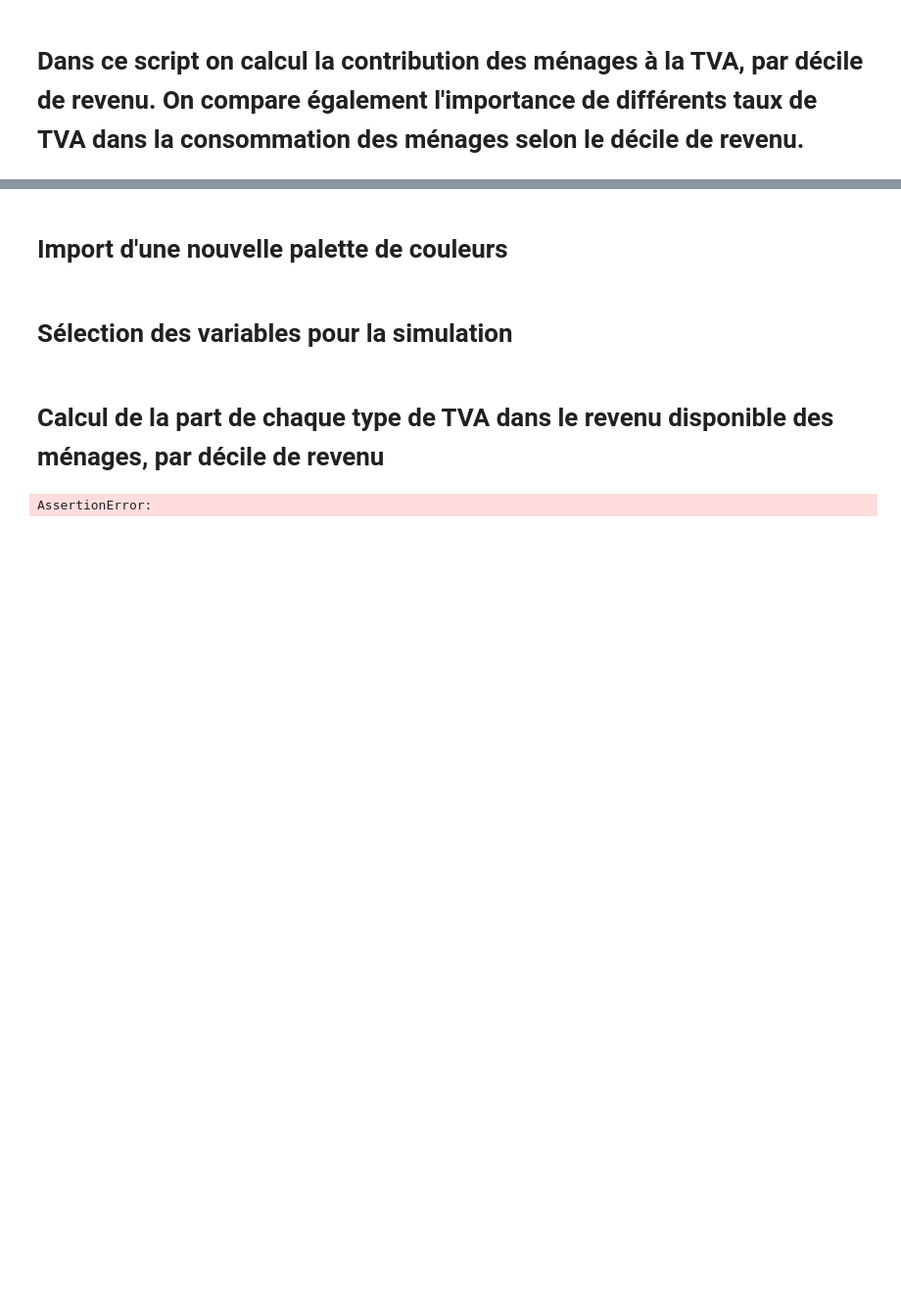
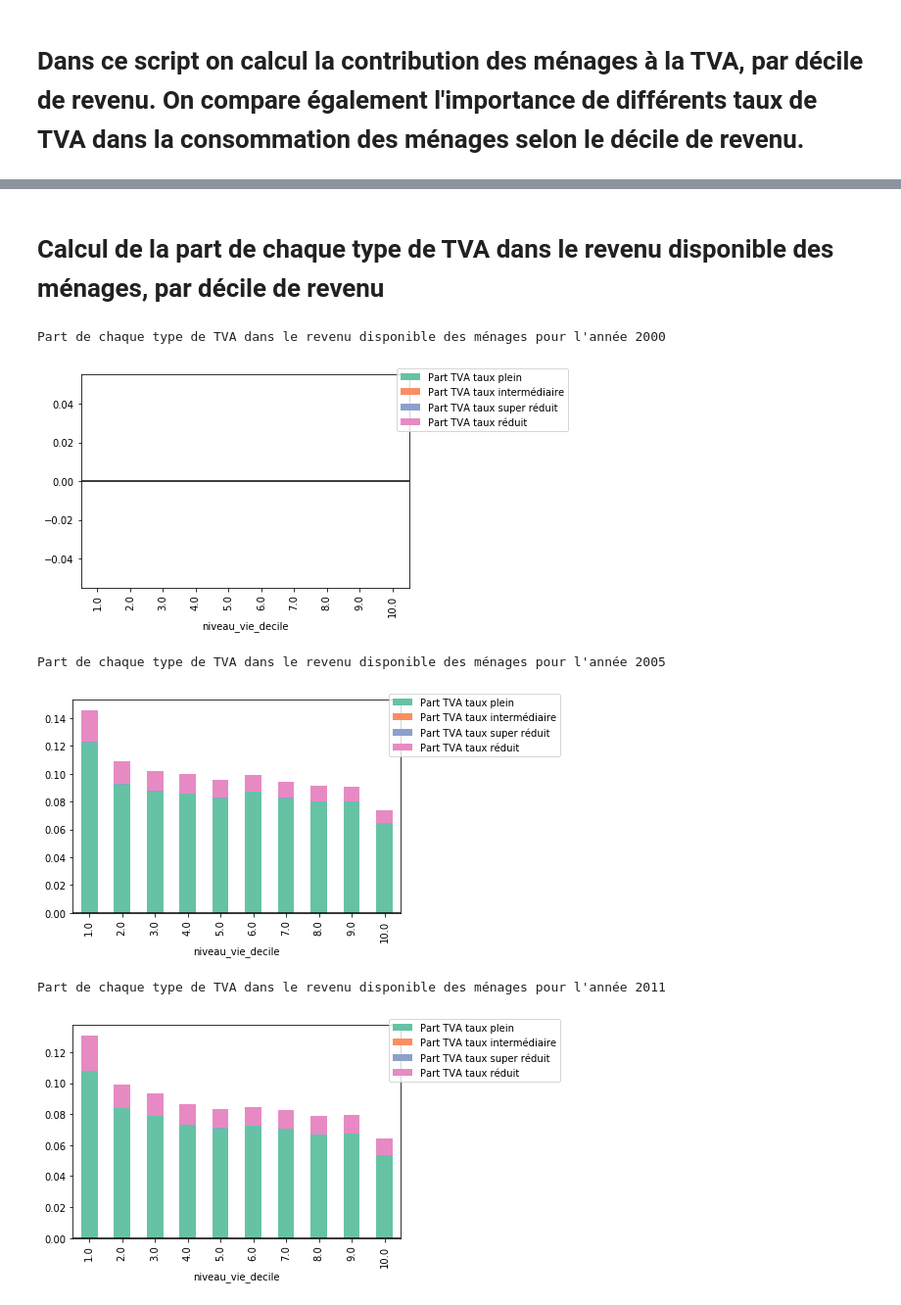
Before and after one commit to openfisca/openfisca-france-indirect-taxation, a Jupyter notebook: openfisca_france_indirect_taxation/examples/notebooks/regressivite_tva.ipynb, the cells around one changed output, grey strips where cells are left out. Shown at 98% size. Cells and saved outputs as stored; diff of their text form; code cells hidden in the pictures; blank space fills up the shorter version.

```diff
--- a/openfisca_france_indirect_taxation/examples/notebooks/regressivite_tva.ipynb
+++ b/openfisca_france_indirect_taxation/examples/notebooks/regressivite_tva.ipynb
@@ -12,2 +10,0 @@ from openfisca_france_indirect_taxation.surveys import SurveyScenario
-# %% [markdown]
-# Import d'une nouvelle palette de couleurs
@@ -17,2 +10,0 @@ seaborn.set_palette(seaborn.color_palette("Set2", 12))
-# %% [markdown]
-# Sélection des variables pour la simulation
@@ -28,32 +11,49 @@ simulated_variables = [
 # %% [markdown]
 # Calcul de la part de chaque type de TVA dans le revenu disponible des ménages, par décile de revenu
 # %%
+simulated_variables = [
+    'tva_taux_plein',
+    'tva_taux_intermediaire',
+    'tva_taux_reduit',
+    'tva_taux_super_reduit',
+    'rev_disponible',
+    'tva_total'
+    ]
+
 for year in [2000, 2005, 2011]:
     survey_scenario = SurveyScenario.create(year = year)
     pivot_table = pandas.DataFrame()
     for values in simulated_variables:
         pivot_table = pandas.concat([
             pivot_table,
-            survey_scenario.compute_pivot_table(values = [values], columns = ['niveau_vie_decile'])
+            survey_scenario.compute_pivot_table(
+                values = [values],
+                columns = ['niveau_vie_decile'],
+                period = year,
+                )
             ])
     taxes_indirectes = pivot_table.T
+    taxes_indirectes['Part TVA taux super réduit'] = \
+        taxes_indirectes.tva_taux_super_reduit / taxes_indirectes.rev_disponible
+    taxes_indirectes['Part TVA taux réduit'] = \
+        taxes_indirectes.tva_taux_reduit / taxes_indirectes.rev_disponible
+    taxes_indirectes['Part TVA taux intermédiaire'] = \
+        taxes_indirectes.tva_taux_intermediaire / taxes_indirectes.rev_disponible
+    taxes_indirectes['Part TVA taux plein'] = \
+        taxes_indirectes.tva_taux_plein / taxes_indirectes.rev_disponible
 
-    taxes_indirectes[u'Part TVA taux super réduit'] = \
-        taxes_indirectes['tva_taux_super_reduit'] / taxes_indirectes['rev_disponible']
-    taxes_indirectes[u'Part TVA taux réduit'] = \
-        taxes_indirectes['tva_taux_reduit'] / taxes_indirectes['rev_disponible']
-    taxes_indirectes[u'Part TVA taux intermédiaire'] = \
-        taxes_indirectes['tva_taux_intermediaire'] / taxes_indirectes['rev_disponible']
-    taxes_indirectes[u'Part TVA taux plein'] = \
-        taxes_indirectes['tva_taux_plein'] / taxes_indirectes['rev_disponible']
+    df_to_graph = taxes_indirectes[['Part TVA taux plein', 'Part TVA taux intermédiaire',
+        'Part TVA taux super réduit', 'Part TVA taux réduit']]
 
-    df_to_graph = taxes_indirectes[[u'Part TVA taux plein', u'Part TVA taux intermédiaire',
-        u'Part TVA taux super réduit', u'Part TVA taux réduit']]
-
-    print(''' Part de chaque type de TVA dans le revenu disponible des ménages pour l'année {} ''').format(year)
-    graph_builder_bar(df_to_graph)
+    print("Part de chaque type de TVA dans le revenu disponible des ménages pour l'année {}".format(year))
+    graph_builder_bar(df_to_graph, stacked = True)
 # %% [output]
-AssertionError:
+Part de chaque type de TVA dans le revenu disponible des ménages pour l'année 2000
+[figure, added]
+Part de chaque type de TVA dans le revenu disponible des ménages pour l'année 2005
+[figure, added]
+Part de chaque type de TVA dans le revenu disponible des ménages pour l'année 2011
+[figure, added]
 # %%
 for year in [2000, 2005, 2011]:
     survey_scenario = SurveyScenario.create(year = year)
```
Also changed, not shown: parts of 5 cells of this notebook, 5 other files.
